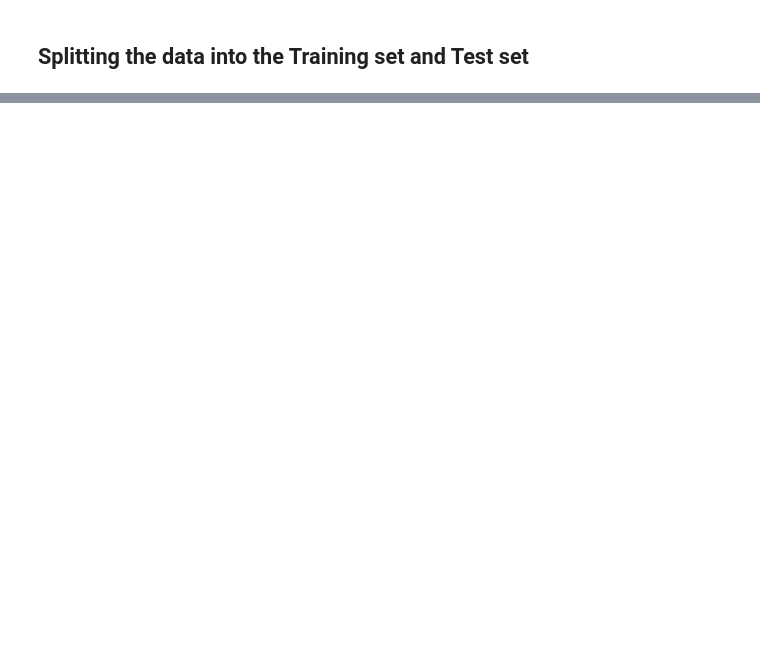
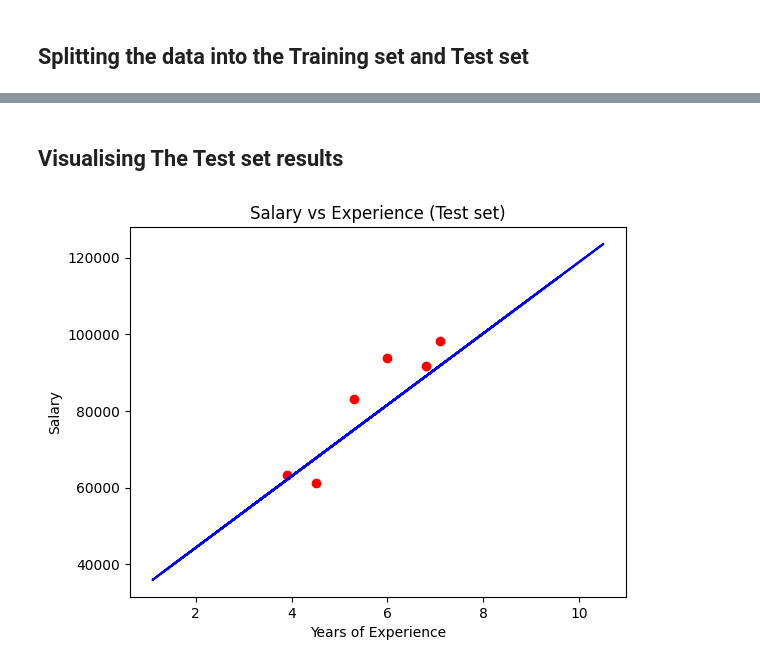
Before and after one commit to abhisingh02/Machine-Learning-Practices, a Jupyter notebook: 2. Regression/1. Simple Linear Regression/simple_linear_regression.ipynb, the cells around one changed output, grey strips where cells are left out. Drawn from its saved outputs; the diff is of its cells as text; code cells hidden in the pictures; blank space fills up the shorter version.

```diff
--- a/2. Regression/1. Simple Linear Regression/simple_linear_regression.ipynb
+++ b/2. Regression/1. Simple Linear Regression/simple_linear_regression.ipynb
@@ -90,0 +50,11 @@ print(y)
+# %% [markdown]
+## Visualising The Test set results
+# %%
+plt.scatter(x_test, y_test, color = 'red')
+plt.plot(x_train, regressor.predict(x_train), color = 'blue')
+plt.title('Salary vs Experience (Test set)')
+plt.xlabel('Years of Experience')
+plt.ylabel('Salary')
+plt.show()
+# %% [output]
+[figure, added]
```
Also changed, not shown: parts of 25 cells of this notebook.
